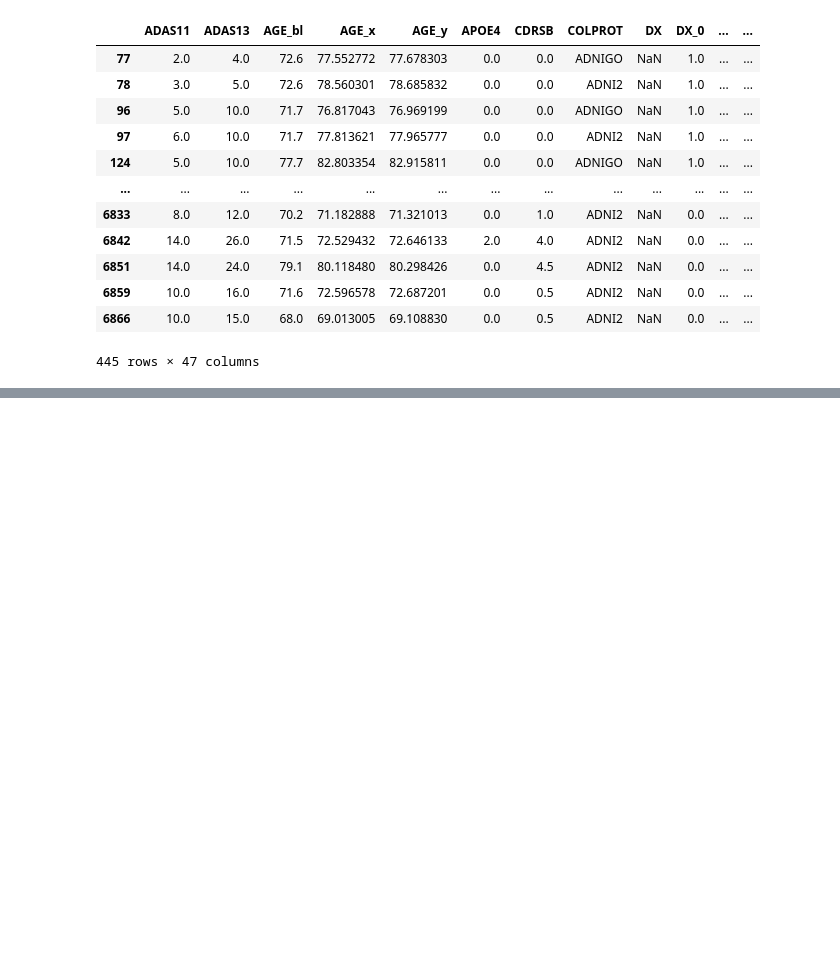
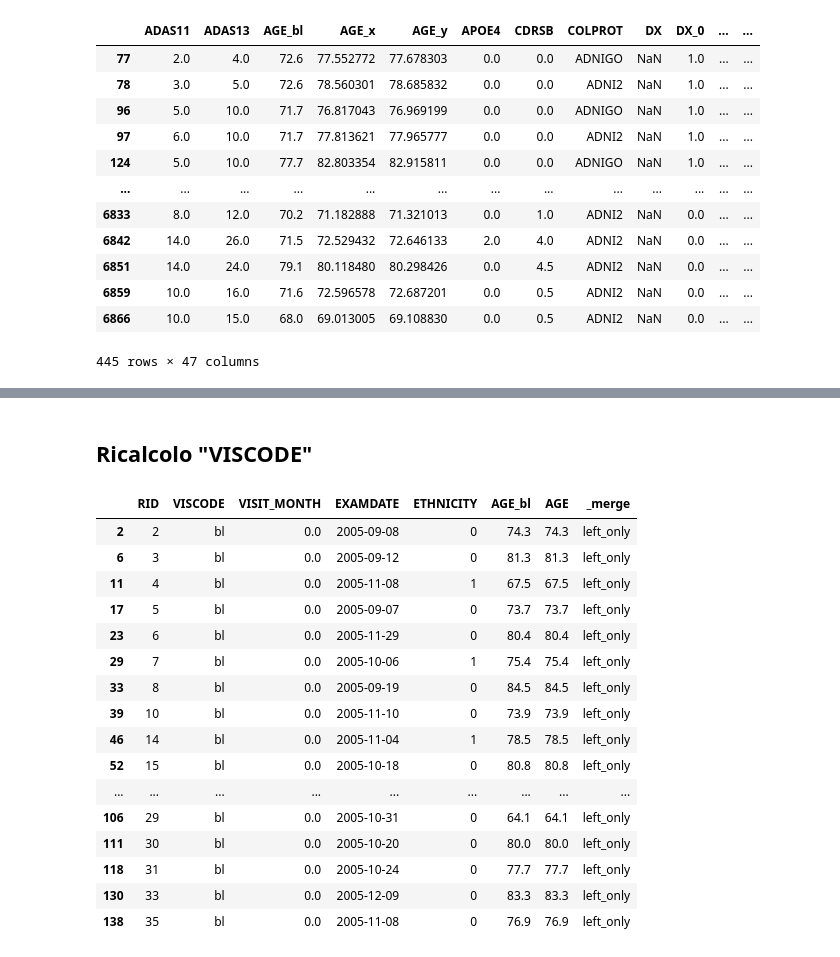
Before and after one commit to RossanaFacchin/DataCleaning, a Jupyter notebook: merge_pipeline.ipynb, the cells around one changed output, grey strips where cells are left out. Drawn from its saved outputs; the diff is of its cells as text; code cells hidden in the pictures; blank space fills up the shorter version.

Commit message:
Sistemato l'unione delle variabili, ricalcolo "VISCODE", "AGE" arrotondato

```diff
--- a/merge_pipeline.ipynb
+++ b/merge_pipeline.ipynb
@@ -143,3 +145,13 @@ both_rows[both_rows["_merge"] == "both"]
 | 6859 | 10.0 | 16.0 | 71.6 | 72.596578 | 72.687201 | 0.0 | 0.5 | ADNI2 | NaN | 0.0 | ... | ... |
 | 6866 | 10.0 | 15.0 | 68.0 | 69.013005 | 69.108830 | 0.0 | 0.5 | ADNI2 | NaN | 0.0 | ... | ... |
 445 rows × 47 columns
+# %%
+cols_x = sorted([c for c in both_rows.columns if c.endswith('_x')])
+coppie = []
+for c in cols_x:
+    base = c[:-2]
+    c_y = base + '_y'
+    if c_y in both_rows.columns:
+        coppie.append(base)
+
+print("Coppie trovate:", coppie)
@@ -238,0 +309,2 @@ update_stamp             0         0.00
+# %%
+merged["AGE"] = merged["AGE"].round(1)
@@ -238,0 +332,43 @@ update_stamp             0         0.00
+# %% [markdown]
+## Ricalcolo "VISCODE"
+# %%
+def recompute_visit_month(df, id_col="RID", date_col="EXAMDATE", viscode_col="VISCODE", out_col="VISIT_MONTH"):
+    """Ricalcola VISIT_MONTH come mesi trascorsi dalla baseline (bl), per ogni RID."""
+    df = df.copy()
+
+    # data di riferimento (bl) per ogni soggetto
+    baseline_dates = (
+        df.loc[df[viscode_col] == "bl", [id_col, date_col]]
+        .drop_duplicates(subset=id_col)
+        .set_index(id_col)[date_col]
+    )
+
+    df["_baseline_ref"] = df[id_col].map(baseline_dates)
+    delta_days = (df[date_col] - df["_baseline_ref"]).dt.days
+    df[out_col] = (delta_days / 30.4375).round(0)   # media giorni/mese
+
+    df = df.drop(columns="_baseline_ref")
+    return df
+# %%
+merged = recompute_visit_month(merged)
+# %%
+display_cols = ['RID', 'VISCODE', 'VISIT_MONTH', 'EXAMDATE', 'ETHNICITY','AGE_bl', 'AGE', '_merge']
+merged[merged["VISCODE"] == "bl"][display_cols].head(20)
+# %% [output]
+|  | RID | VISCODE | VISIT_MONTH | EXAMDATE | ETHNICITY | AGE_bl | AGE | _merge |
+| 2 | 2 | bl | 0.0 | 2005-09-08 | 0 | 74.3 | 74.3 | left_only |
+| 6 | 3 | bl | 0.0 | 2005-09-12 | 0 | 81.3 | 81.3 | left_only |
+| 11 | 4 | bl | 0.0 | 2005-11-08 | 1 | 67.5 | 67.5 | left_only |
+| 17 | 5 | bl | 0.0 | 2005-09-07 | 0 | 73.7 | 73.7 | left_only |
+| 23 | 6 | bl | 0.0 | 2005-11-29 | 0 | 80.4 | 80.4 | left_only |
+| 29 | 7 | bl | 0.0 | 2005-10-06 | 1 | 75.4 | 75.4 | left_only |
+| 33 | 8 | bl | 0.0 | 2005-09-19 | 0 | 84.5 | 84.5 | left_only |
+| 39 | 10 | bl | 0.0 | 2005-11-10 | 0 | 73.9 | 73.9 | left_only |
+| 46 | 14 | bl | 0.0 | 2005-11-04 | 1 | 78.5 | 78.5 | left_only |
+| 52 | 15 | bl | 0.0 | 2005-10-18 | 0 | 80.8 | 80.8 | left_only |
+| ... | ... | ... | ... | ... | ... | ... | ... | ... |
+| 106 | 29 | bl | 0.0 | 2005-10-31 | 0 | 64.1 | 64.1 | left_only |
+| 111 | 30 | bl | 0.0 | 2005-10-20 | 0 | 80.0 | 80.0 | left_only |
+| 118 | 31 | bl | 0.0 | 2005-10-24 | 0 | 77.7 | 77.7 | left_only |
+| 130 | 33 | bl | 0.0 | 2005-12-09 | 0 | 83.3 | 83.3 | left_only |
+| 138 | 35 | bl | 0.0 | 2005-11-08 | 0 | 76.9 | 76.9 | left_only |
```
Also changed, not shown: parts of 13 cells of this notebook.
